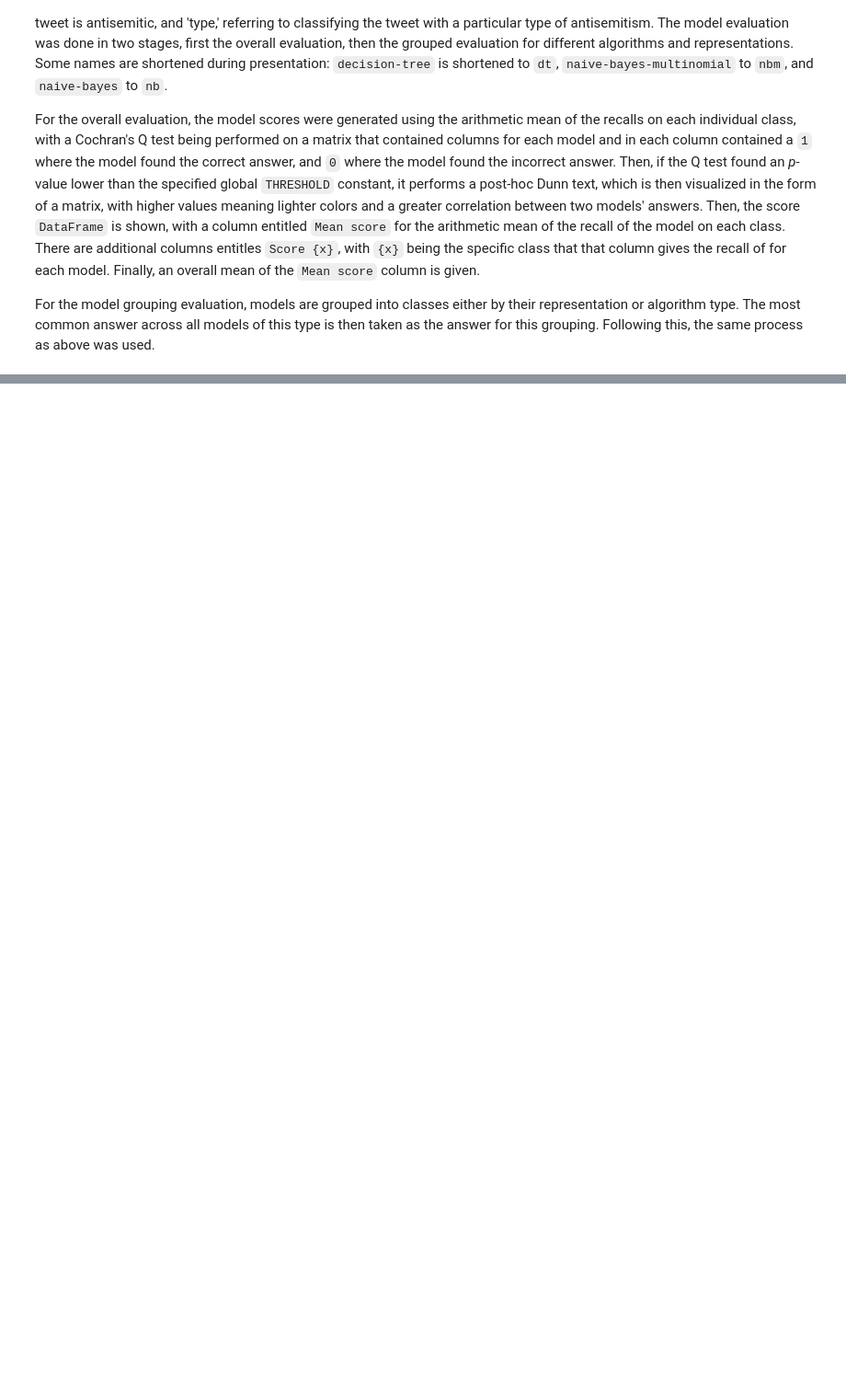
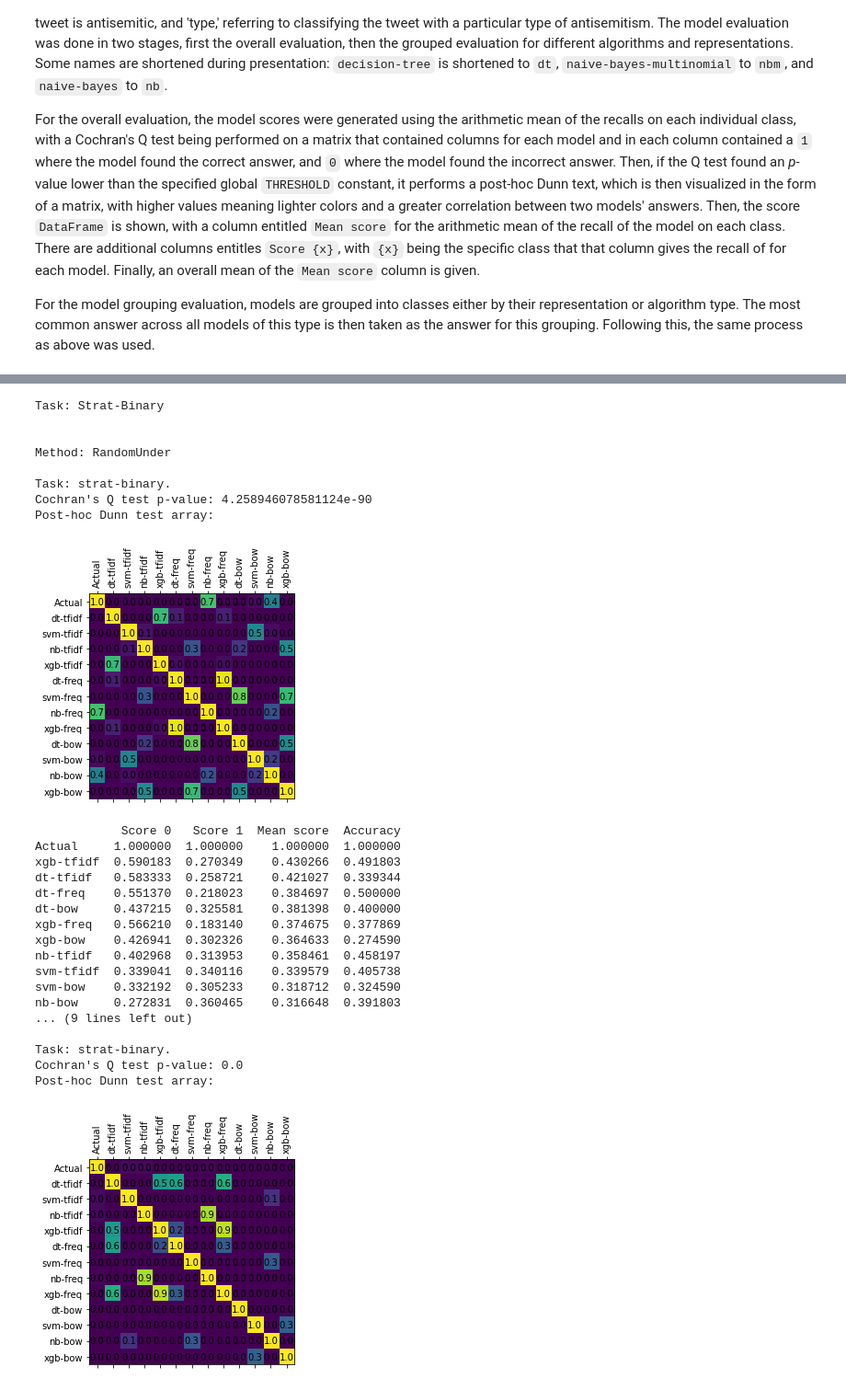
Before and after one commit to NicoACloutier/class-imbalance-Cloutier-Japkowicz-2023, a Jupyter notebook: ml_models/cochran.ipynb, the cells around one changed output, grey strips where cells are left out. Shown at 92% size. Cells and saved outputs as stored; diff of their text form; code cells hidden in the pictures; blank space fills up the shorter version.

```diff
--- a/ml_models/cochran.ipynb
+++ b/ml_models/cochran.ipynb
@@ -350,0 +352,30 @@ Post-hoc Dunn test array:
+# %%
+task_eval('strat-binary')
+# %% [output]
+Task: Strat-Binary
+
+
+Method: RandomUnder
+
+Task: strat-binary.
+Cochran's Q test p-value: 4.258946078581124e-90
+Post-hoc Dunn test array:
+[figure, added]
+            Score 0   Score 1  Mean score  Accuracy
+Actual     1.000000  1.000000    1.000000  1.000000
+xgb-tfidf  0.590183  0.270349    0.430266  0.491803
+dt-tfidf   0.583333  0.258721    0.421027  0.339344
+dt-freq    0.551370  0.218023    0.384697  0.500000
+dt-bow     0.437215  0.325581    0.381398  0.400000
+xgb-freq   0.566210  0.183140    0.374675  0.377869
+xgb-bow    0.426941  0.302326    0.364633  0.274590
+nb-tfidf   0.402968  0.313953    0.358461  0.458197
+svm-tfidf  0.339041  0.340116    0.339579  0.405738
+svm-bow    0.332192  0.305233    0.318712  0.324590
+nb-bow     0.272831  0.360465    0.316648  0.391803
+... (9 lines left out)
+
+Task: strat-binary.
+Cochran's Q test p-value: 0.0
+Post-hoc Dunn test array:
+[figure, added]
```
Also changed, not shown: parts of 7 cells of this notebook, 2 other files.
